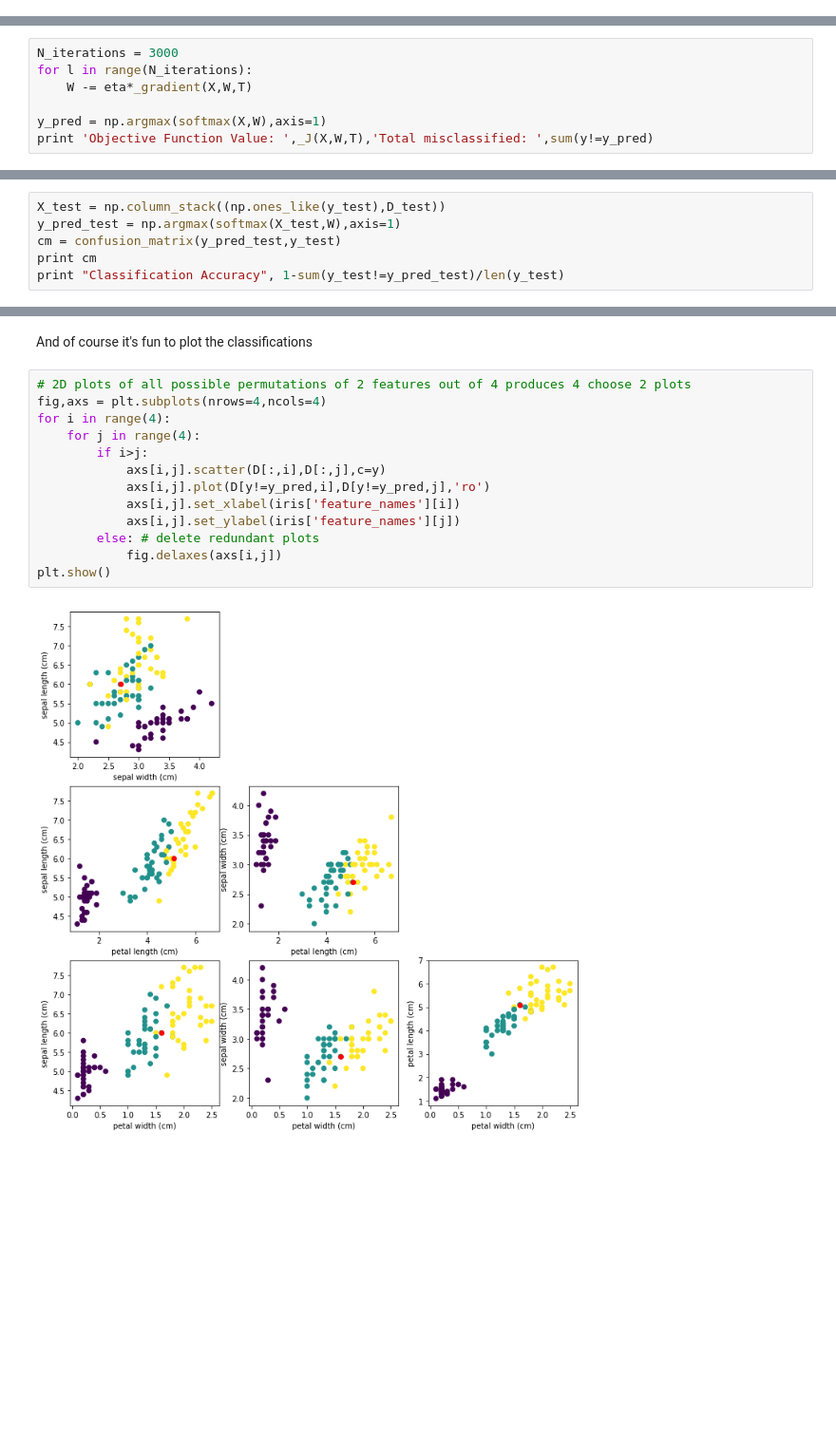
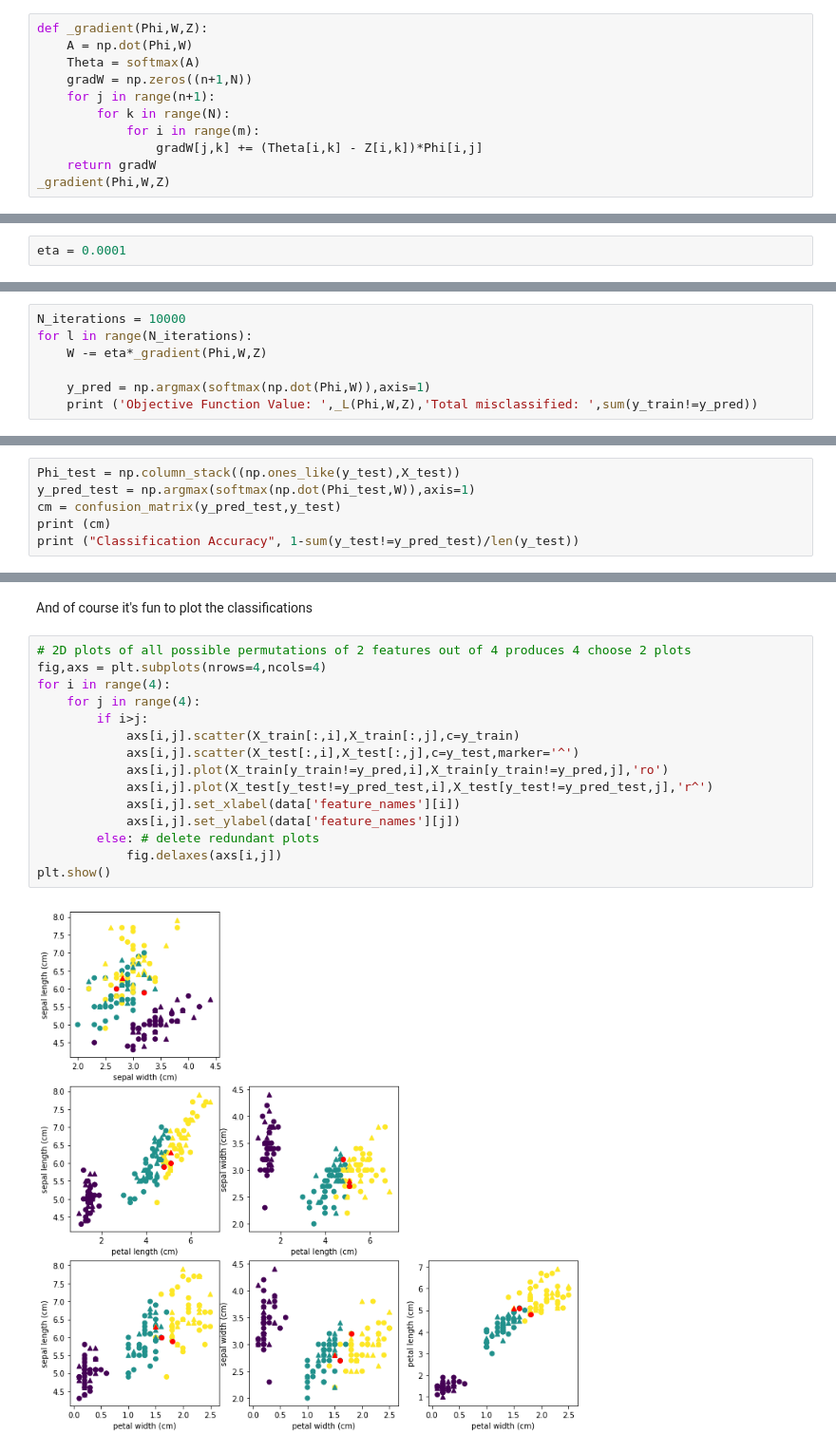
Before and after one commit to UMT-CS447-547-Fall-2018/Lecture_Notes, a Jupyter notebook: 14_softmax_regression.ipynb, the cells around one changed output, grey strips where cells are left out. Shown: that part at 95% size. Saved outputs shown, nothing was run; the diff lists cells and outputs as text; blank space fills up the shorter version.

Commit message:
Updated softmax

```diff
--- a/14_softmax_regression.ipynb
+++ b/14_softmax_regression.ipynb
@@ -80,0 +170,11 @@ eta = 0.001
+# %%
+def _gradient(Phi,W,Z):
+    A = np.dot(Phi,W)
+    Theta = softmax(A)
+    gradW = np.zeros((n+1,N))
+    for j in range(n+1):
+        for k in range(N):
+            for i in range(m):
+                gradW[j,k] += (Theta[i,k] - Z[i,k])*Phi[i,j]
+    return gradW
+_gradient(Phi,W,Z)
@@ -81,10 +189,12 @@ eta = 0.001
+# %%
+eta = 0.0001
 # %% [markdown]
 Now we can loop over a specified number of iterations, and continuously update our weight vector with gradient descent.
 # %%
-N_iterations = 3000
+N_iterations = 10000
 for l in range(N_iterations):
-    W -= eta*_gradient(X,W,T)
+    W -= eta*_gradient(Phi,W,Z)
 
-y_pred = np.argmax(softmax(X,W),axis=1)
-print 'Objective Function Value: ',_J(X,W,T),'Total misclassified: ',sum(y!=y_pred)
+    y_pred = np.argmax(softmax(np.dot(Phi,W)),axis=1)
+    print ('Objective Function Value: ',_L(Phi,W,Z),'Total misclassified: ',sum(y_train!=y_pred))
 # %% [output]
@@ -127,11 +254,11 @@ Classification Accuracy 0.99
 # %% [markdown]
 How about the test set?
 # %%
-X_test = np.column_stack((np.ones_like(y_test),D_test))
-y_pred_test = np.argmax(softmax(X_test,W),axis=1)
+Phi_test = np.column_stack((np.ones_like(y_test),X_test))
+y_pred_test = np.argmax(softmax(np.dot(Phi_test,W)),axis=1)
 cm = confusion_matrix(y_pred_test,y_test)
-print cm
-print "Classification Accuracy", 1-sum(y_test!=y_pred_test)/len(y_test)
+print (cm)
+print ("Classification Accuracy", 1-sum(y_test!=y_pred_test)/len(y_test))
 # %% [output]
 [[19  0  0]
  [ 0 15  1]
@@ -142,15 +269,17 @@ And of course it's fun to plot the classifications
 # %%
 # 2D plots of all possible permutations of 2 features out of 4 produces 4 choose 2 plots
 fig,axs = plt.subplots(nrows=4,ncols=4)
 for i in range(4):
     for j in range(4):
         if i>j:
-            axs[i,j].scatter(D[:,i],D[:,j],c=y)
-            axs[i,j].plot(D[y!=y_pred,i],D[y!=y_pred,j],'ro')
-            axs[i,j].set_xlabel(iris['feature_names'][i])
-            axs[i,j].set_ylabel(iris['feature_names'][j])
+            axs[i,j].scatter(X_train[:,i],X_train[:,j],c=y_train)
+            axs[i,j].scatter(X_test[:,i],X_test[:,j],c=y_test,marker='^')
+            axs[i,j].plot(X_train[y_train!=y_pred,i],X_train[y_train!=y_pred,j],'ro')
+            axs[i,j].plot(X_test[y_test!=y_pred_test,i],X_test[y_test!=y_pred_test,j],'r^')
+            axs[i,j].set_xlabel(data['feature_names'][i])
+            axs[i,j].set_ylabel(data['feature_names'][j])
         else: # delete redundant plots
             fig.delaxes(axs[i,j])
 plt.show()
 # %% [output]
-[figure, old version]
+[figure, new version]
```
Also changed, not shown: parts of 41 cells of this notebook, 1 other file.
